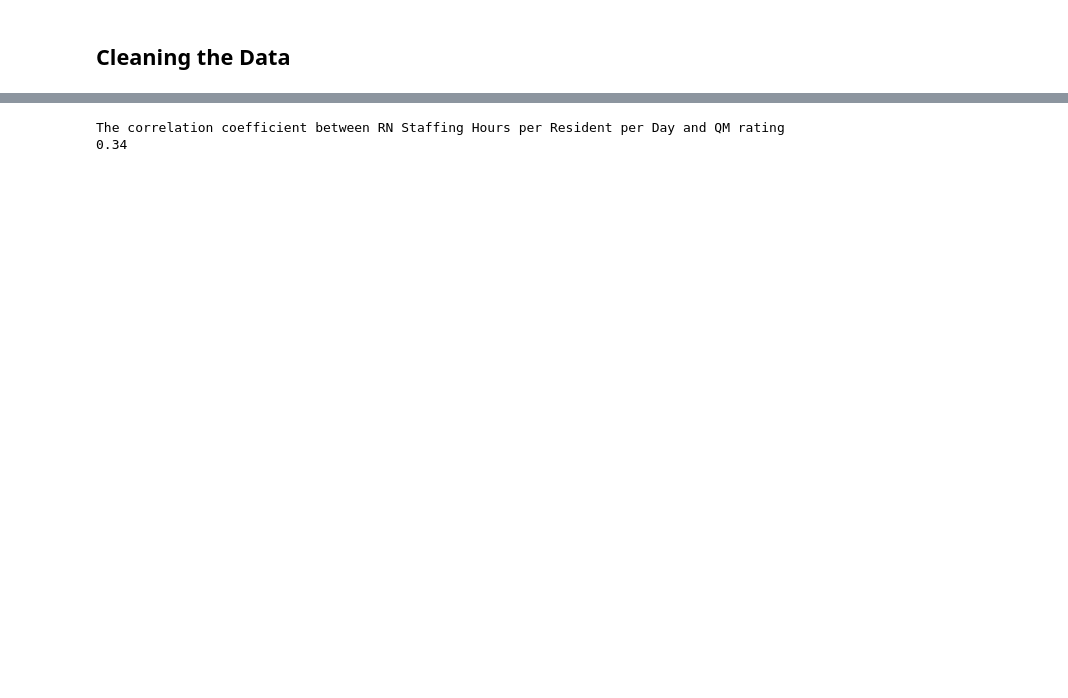
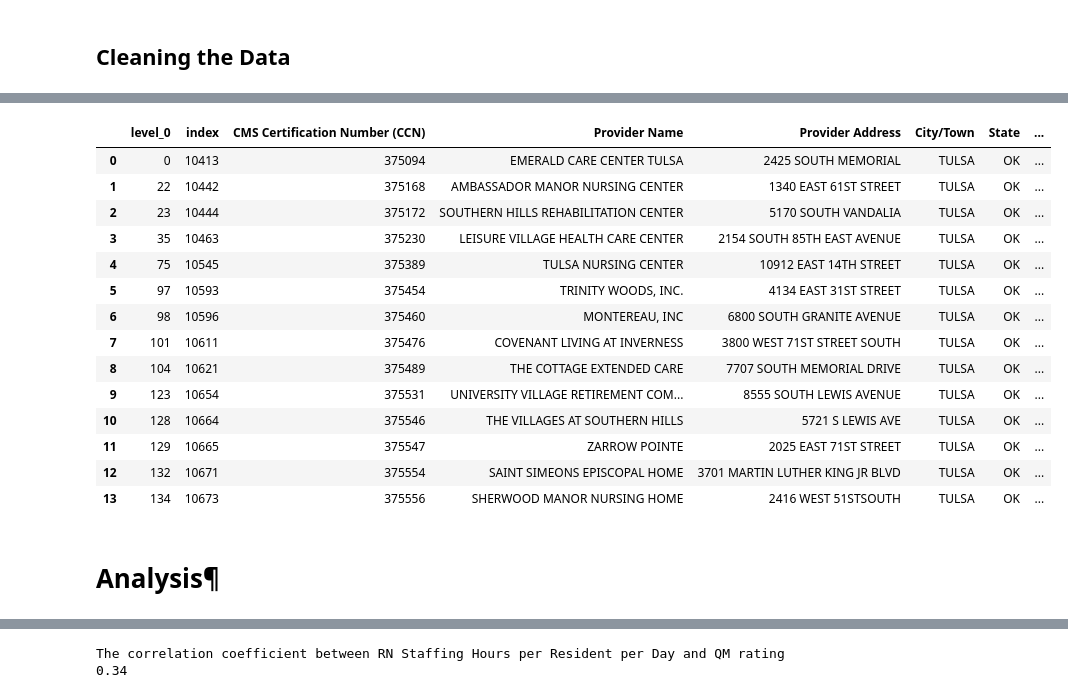
Before and after one commit to wanderfarther/Project_1, a Jupyter notebook: nursing_home_comparisons-Copy1.ipynb, the cells around one changed output, grey strips where cells are left out. Cells and saved outputs as stored; diff of their text form; code cells hidden in the pictures; blank space fills up the shorter version.

```diff
--- a/nursing_home_comparisons-Copy1.ipynb
+++ b/nursing_home_comparisons-Copy1.ipynb
@@ -97,0 +100,22 @@ tulsa_reduced_data
+# %%
+tulsa_data = ok_reduced_data[ok_reduced_data["City/Town"] == "TULSA"]
+tulsa_data = tulsa_data.reset_index()
+tulsa_data
+# %% [output]
+|  | level_0 | index | CMS Certification Number (CCN) | Provider Name | Provider Address | City/Town | State | ... |
+| 0 | 0 | 10413 | 375094 | EMERALD CARE CENTER TULSA | 2425 SOUTH MEMORIAL | TULSA | OK | ... |
+| 1 | 22 | 10442 | 375168 | AMBASSADOR MANOR NURSING CENTER | 1340 EAST 61ST STREET | TULSA | OK | ... |
+| 2 | 23 | 10444 | 375172 | SOUTHERN HILLS REHABILITATION CENTER | 5170 SOUTH VANDALIA | TULSA | OK | ... |
+| 3 | 35 | 10463 | 375230 | LEISURE VILLAGE HEALTH CARE CENTER | 2154 SOUTH 85TH EAST AVENUE | TULSA | OK | ... |
+| 4 | 75 | 10545 | 375389 | TULSA NURSING CENTER | 10912 EAST 14TH STREET | TULSA | OK | ... |
+| 5 | 97 | 10593 | 375454 | TRINITY WOODS, INC. | 4134 EAST 31ST STREET | TULSA | OK | ... |
+| 6 | 98 | 10596 | 375460 | MONTEREAU, INC | 6800 SOUTH GRANITE AVENUE | TULSA | OK | ... |
+| 7 | 101 | 10611 | 375476 | COVENANT LIVING AT INVERNESS | 3800 WEST 71ST STREET SOUTH | TULSA | OK | ... |
+| 8 | 104 | 10621 | 375489 | THE COTTAGE EXTENDED CARE | 7707 SOUTH MEMORIAL DRIVE | TULSA | OK | ... |
+| 9 | 123 | 10654 | 375531 | UNIVERSITY VILLAGE RETIREMENT COM... | 8555 SOUTH LEWIS AVENUE | TULSA | OK | ... |
+| 10 | 128 | 10664 | 375546 | THE VILLAGES AT SOUTHERN HILLS | 5721 S LEWIS AVE | TULSA | OK | ... |
+| 11 | 129 | 10665 | 375547 | ZARROW POINTE | 2025 EAST 71ST STREET | TULSA | OK | ... |
+| 12 | 132 | 10671 | 375554 | SAINT SIMEONS EPISCOPAL HOME | 3701 MARTIN LUTHER KING JR BLVD | TULSA | OK | ... |
+| 13 | 134 | 10673 | 375556 | SHERWOOD MANOR NURSING HOME | 2416 WEST 51STSOUTH | TULSA | OK | ... |
+# %% [markdown]
+# Analysis¶
```
Also changed, not shown: parts of 11 cells of this notebook.
